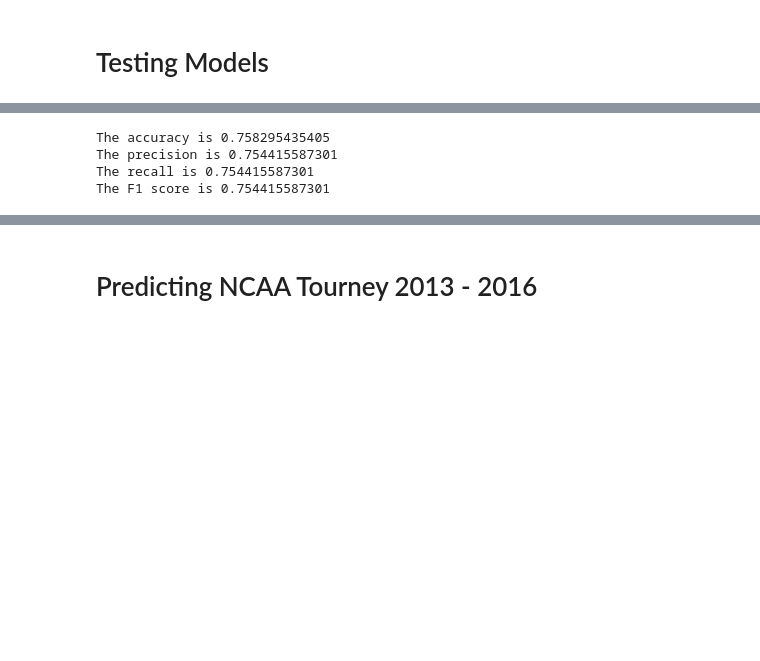
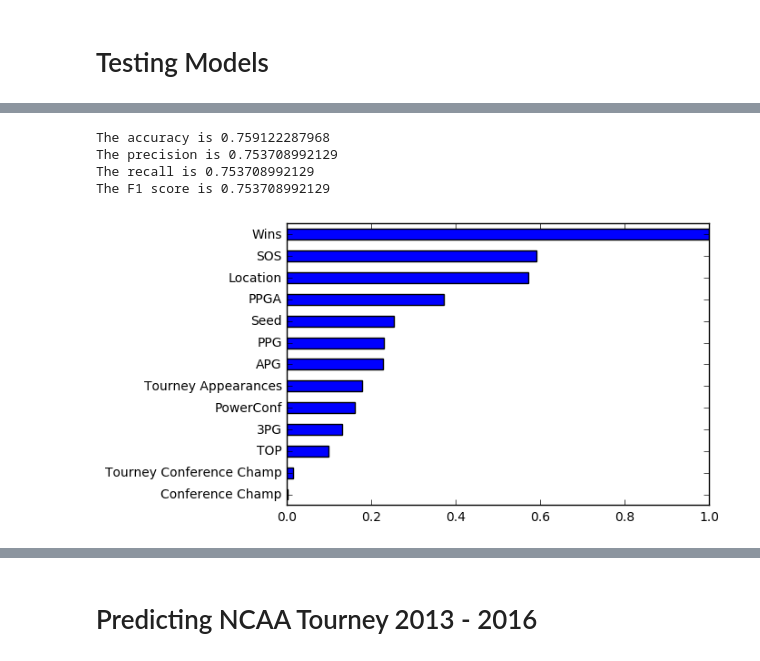
Before and after one commit to adeshpande3/March-Madness-2017, a Jupyter notebook: March Madness 2017.ipynb, the cells around one changed output, grey strips where cells are left out. Cells and saved outputs as stored; diff of their text form; code cells hidden in the pictures; blank space fills up the shorter version.

```diff
--- a/March Madness 2017.ipynb
+++ b/March Madness 2017.ipynb
@@ -269,4 +307,7 @@ def checkConferenceTourneyChamp(team_id, year):
         return 1
     else:
         return 0
+# %%
+def getTourneyAppearances(team_id):
+    return len(tourney_seeds_pd[tourney_seeds_pd['Team'] == team_id].index)
 # %%
@@ -438,3 +475,6 @@ xTrain, yTrain = createTrainingSet(years)
+# %%
+years = range(1993,2017)
+xTrain, yTrain = createTrainingSet(years)
 # %% [markdown]
 # Testing Models
 # %% [markdown]
@@ -451,12 +496,16 @@ KNN (k = 101): 74.81% (Obtained value for K using the elbow method)
 # These are the different models I tried
 
 #model = tree.DecisionTreeClassifier()
+#model = tree.DecisionTreeRegressor()
 #model = linear_model.LogisticRegression()
+#model = linear_model.BayesianRidge()
+#model = linear_model.Lasso()
 #model = svm.SVC()
+#model = svm.SVR()
 #model = linear_model.Ridge(alpha = 0.5)
 #model = AdaBoostClassifier(n_estimators=100)
-#model = GradientBoostingClassifier(n_estimators=100)
-model = GradientBoostingRegressor(n_estimators=1000)
+#model = GradientBoostingClassifier(n_estimators=3000)
+model = GradientBoostingRegressor(n_estimators=100)
 #model = RandomForestClassifier(n_estimators=200)
 #model = KNeighborsClassifier(n_neighbors=101)
 #neuralNetwork(10)
@@ -486,29 +534,43 @@ def statistics(acc, tp, fn, tl):
     recall = sum(tp)/(sum(tp)+sum(fn))
     print "The recall is", recall
     print "The F1 score is", 2*((precision*recall)/(precision+recall))
+# %%
+def showFeatureImportance(my_categories):
+    fx_imp = pd.Series(model.feature_importances_, index=my_categories)
+    fx_imp /= fx_imp.max()
+    fx_imp.sort()
+    fx_imp.plot(kind='barh')
 # %%
+categories=['Wins','PPG','PPGA','PowerConf','3PG','TOP', 'APG', 'Conference Champ', 'Tourney Conference Champ',
+            'Seed','SOS','Tourney Appearances','Location']
 accuracy=[]
 truePositives=[]
 trueLabelCounter=[]
 falseNegatives=[]
-for i in range(5):
+for i in range(1):
     X_train, X_test, Y_train, Y_test = train_test_split(xTrain, yTrain)
     model.fit(X_train, Y_train)
     results = model.fit(X_train, Y_train)
     preds = model.predict(X_test)
     preds[preds < .5] = 0
     preds[preds >= .5] = 1
-    #showDependency(preds, X_test, 'PPG')
+    #showDependency(preds, X_test, 'Wins', categories)
+    #showDependency(preds, X_test, 'PPG', categories)
+    #showDependency(preds, X_test, 'PPGA', categories)
+    #showDependency(preds, X_test, 'SOS', categories)
+    #showDependency(preds, X_test, 'Seed', categories)
     truePositives.append(findTPandFN(preds, Y_test)[0])
     falseNegatives.append(findTPandFN(preds, Y_test)[1])
     trueLabelCounter.append(collections.Counter(preds)[1.0]) #Should be true pos + false pos right???
     accuracy.append(np.mean(preds == Y_test))
 statistics(accuracy, truePositives, falseNegatives, trueLabelCounter)
+showFeatureImportance(categories)
 # %% [output]
-The accuracy is 0.758295435405
-The precision is 0.754415587301
-The recall is 0.754415587301
-The F1 score is 0.754415587301
+The accuracy is 0.759122287968
+The precision is 0.753708992129
+The recall is 0.753708992129
+The F1 score is 0.753708992129
+[figure, added]
 # %%
 def predictGame(team_1_vector, team_2_vector, home):
     diff = [a - b for a, b in zip(team_1_vector, team_2_vector)]
```
Also changed, not shown: parts of 11 cells of this notebook, 1 other file.
